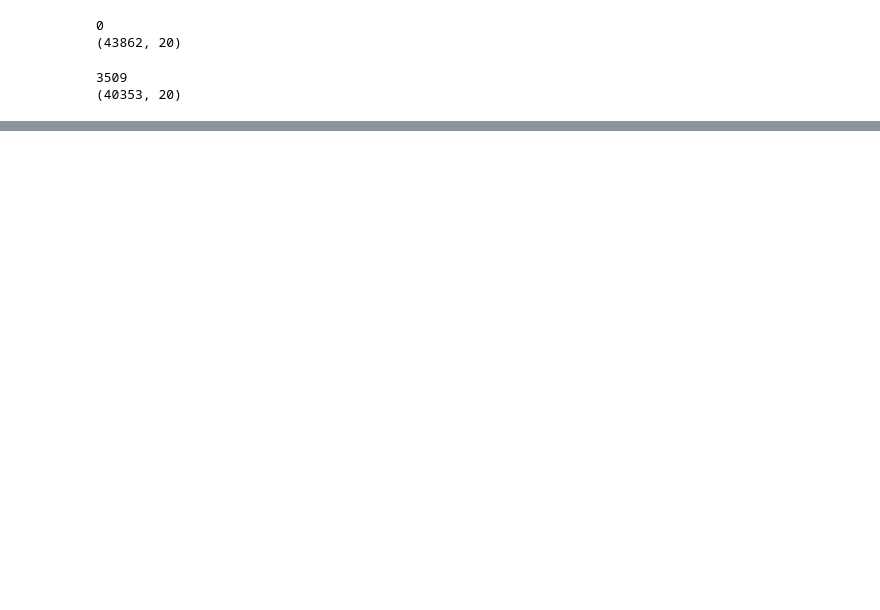
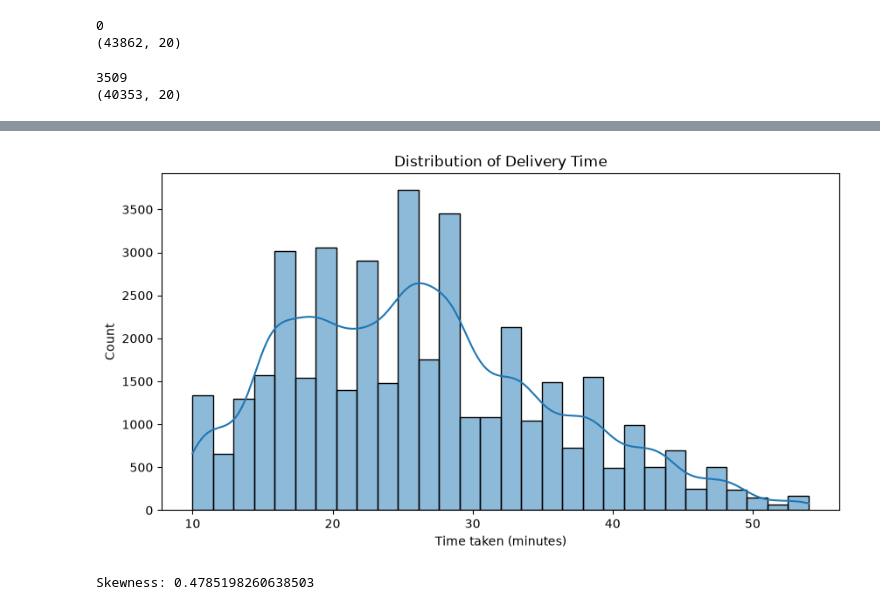
Before and after one commit to amineElgaini/delivery-time-prediciton, a Jupyter notebook: notebooks/01_exploration.ipynb, the cells around one changed output, grey strips where cells are left out. Drawn from its saved outputs; the diff is of its cells as text; code cells hidden in the pictures; blank space fills up the shorter version.

```diff
--- a/notebooks/01_exploration.ipynb
+++ b/notebooks/01_exploration.ipynb
@@ -142,7 +130,6 @@ for col in ['Restaurant_latitude', 'Restaurant_longitude', 'Delivery_location_la
     df[col] = df[col].abs()
 # %%
 print(df.duplicated().sum())
-df = df.drop_duplicates()
 print(df.shape)
 # %% [output]
 0
@@ -160,0 +194,15 @@ print(df.shape)
+# %%
+import matplotlib.pyplot as plt
+import seaborn as sns
+
+plt.figure(figsize=(10, 5))
+sns.histplot(df['Time_taken(min)'], bins=30, kde=True)
+plt.title('Distribution of Delivery Time')
+plt.xlabel('Time taken (minutes)')
+plt.ylabel('Count')
+plt.show()
+
+print("Skewness:", df['Time_taken(min)'].skew())
+# %% [output]
+[figure, added]
+Skewness: 0.4785198260638503
```
Also changed, not shown: parts of 8 cells of this notebook, 1 other file.
